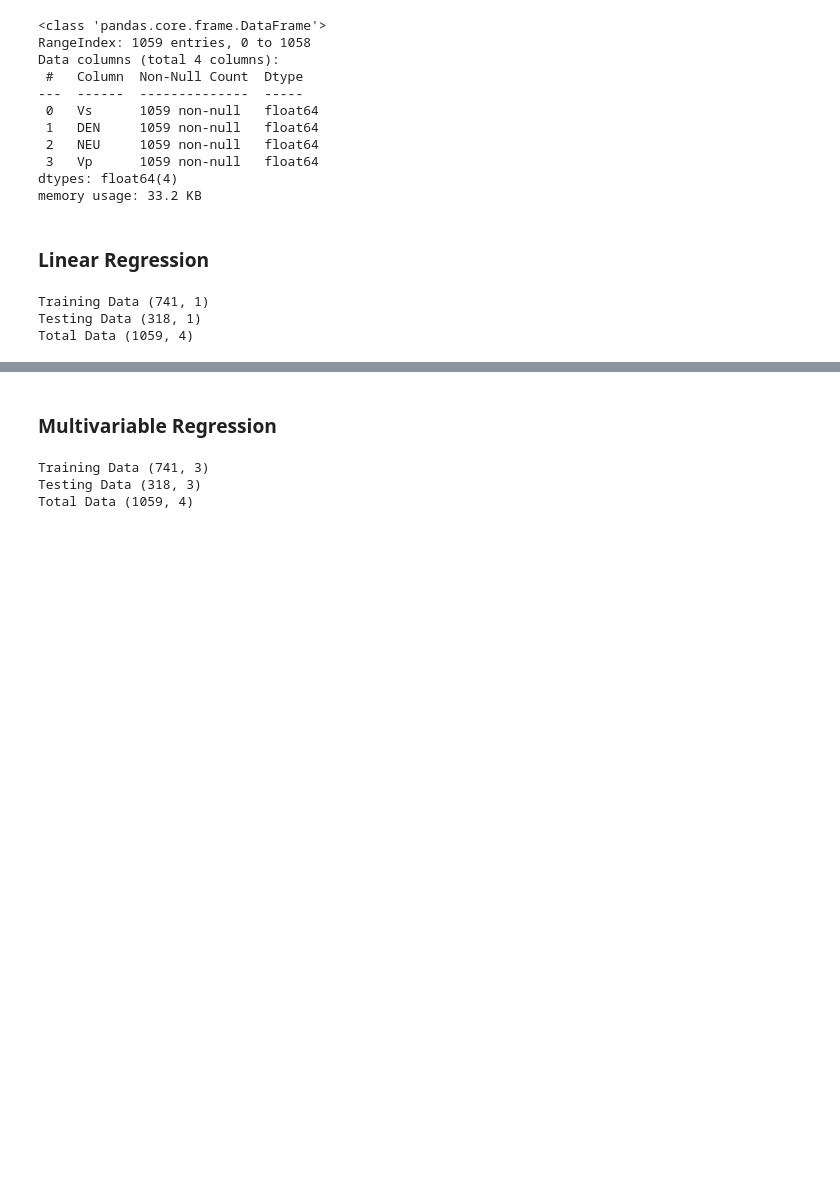
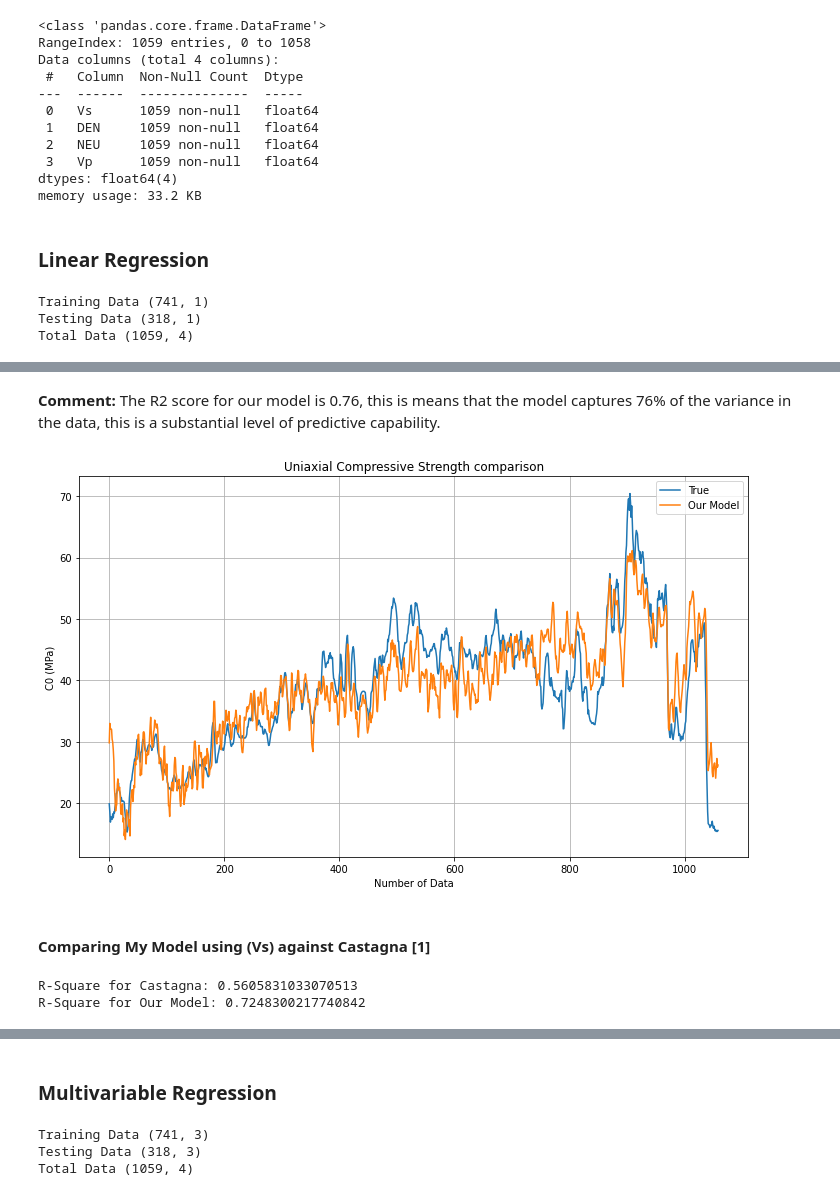
Before and after one commit to noafink1/MOD300Project4, a Jupyter notebook: Project2_LinearAndMultivariableRegression.ipynb, the cells around one changed output, grey strips where cells are left out. Drawn from its saved outputs; the diff is of its cells as text; code cells hidden in the pictures; blank space fills up the shorter version.

```diff
--- a/Project2_LinearAndMultivariableRegression.ipynb
+++ b/Project2_LinearAndMultivariableRegression.ipynb
@@ -192,0 +155,8 @@ plt.scatter(y_pred3, np.array(y_test3))
+# %%
+# Formula for computing the Uniaxial Compressive Strength (Co)
+def compute_C0(Vp):
+    return 0.77 * Vp**2.92
+# %%
+# My model is: Vp = 4.94 - 5.24 * NEU
+def compute_Vp_using_NEU(NEU):
+    return regressor3.intercept_ + regressor3.coef_ * NEU
@@ -192,0 +172,17 @@ plt.scatter(y_pred3, np.array(y_test3))
+# %% [markdown]
+**Comment:**
+The R2 score for our model is 0.76, this is means that the model captures 76% of the variance in the data, this is a substantial level of predictive capability.
+# %%
+plt.figure(figsize=(12,7))
+plt.plot(C0_true)
+plt.plot(C0_pred)
+plt.xlabel("Number of Data")
+plt.ylabel("C0 (MPa)")
+plt.title("Uniaxial Compressive Strength comparison")
+plt.legend(['True','Our Model'])
+plt.grid()
+plt.show()
+# %% [output]
+[figure, added]
+# %% [markdown]
+#### Comparing My Model using (Vs) against Castagna [1]
@@ -192,0 +197,13 @@ plt.scatter(y_pred3, np.array(y_test3))
+# %%
+C0_castagna = compute_C0(castagna(df[['Vs']]))
+C0_mymodel = compute_C0(compute_Vp_using_Vs(df[['Vs']]))
+
+# Calculate the R2
+r2_castagna = r2_score(C0_true, C0_castagna)
+r2_mymodel = r2_score(C0_true, C0_mymodel)
+
+print('R-Square for Castagna:',r2_castagna )
+print('R-Square for Our Model:',r2_mymodel )
+# %% [output]
+R-Square for Castagna: 0.5605831033070513
+R-Square for Our Model: 0.7248300217740842
```
Also changed, not shown: parts of 31 cells of this notebook.
